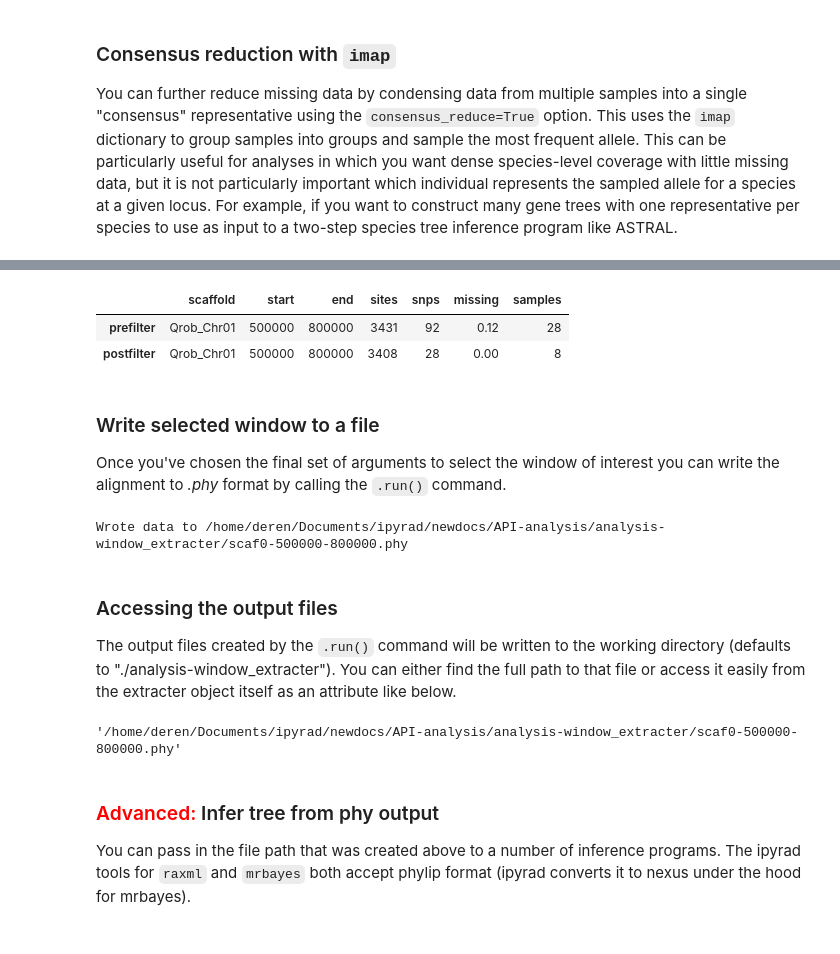
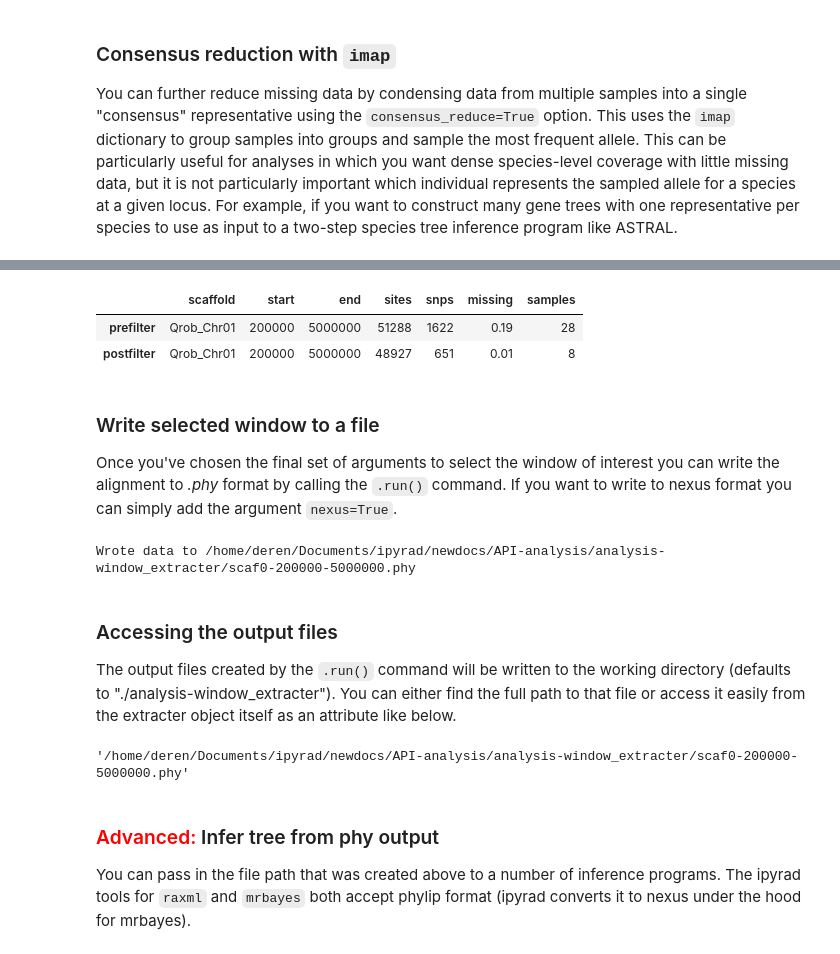
Before and after one commit to dereneaton/ipyrad, a Jupyter notebook: newdocs/API-analysis/cookbook-window_extracter.ipynb, the cells around one changed output, grey strips where cells are left out. Cells and saved outputs as stored; diff of their text form; code cells hidden in the pictures.

```diff
--- a/newdocs/API-analysis/cookbook-window_extracter.ipynb
+++ b/newdocs/API-analysis/cookbook-window_extracter.ipynb
@@ -173,29 +216,29 @@ You can further reduce missing data by condensing data from multiple samples int
 # %%
 # select a scaffold idx, start, and end positions
 ext = ipa.window_extracter(
     data=seqfile,
     scaffold_idx=0,
-    start=500000,
-    end=800000,
+    start=200000,
+    end=5000000,
     mincov=0.8,
     imap=imap,
     minmap=minmap,
     consensus_reduce=True,
 )
 
 # show stats of the window
 ext.stats
 # %% [output]
 |  | scaffold | start | end | sites | snps | missing | samples |
-| prefilter | Qrob_Chr01 | 500000 | 800000 | 3431 | 92 | 0.12 | 28 |
-| postfilter | Qrob_Chr01 | 500000 | 800000 | 3408 | 28 | 0.00 | 8 |
+| prefilter | Qrob_Chr01 | 200000 | 5000000 | 51288 | 1622 | 0.19 | 28 |
+| postfilter | Qrob_Chr01 | 200000 | 5000000 | 48927 | 651 | 0.01 | 8 |
 # %% [markdown]
 ### Write selected window to a file
-Once you've chosen the final set of arguments to select the window of interest you can write the alignment to *.phy* format by calling the `.run()` command.
+Once you've chosen the final set of arguments to select the window of interest you can write the alignment to *.phy* format by calling the `.run()` command. If you want to write to nexus format you can simply add the argument `nexus=True`.
 # %%
 ext.run(force=True)
 # %% [output]
-Wrote data to /home/deren/Documents/ipyrad/newdocs/API-analysis/analysis-window_extracter/scaf0-500000-800000.phy
+Wrote data to /home/deren/Documents/ipyrad/newdocs/API-analysis/analysis-window_extracter/scaf0-200000-5000000.phy
 # %% [markdown]
 ### Accessing the output files
 
@@ -204,7 +247,7 @@ The output files created by the `.run()` command will be written to the working
 # path to the phylip file output
 ext.outfile
 # %% [output]
-'/home/deren/Documents/ipyrad/newdocs/API-analysis/analysis-window_extracter/scaf0-500000-800000.phy'
+'/home/deren/Documents/ipyrad/newdocs/API-analysis/analysis-window_extracter/scaf0-200000-5000000.phy'
 # %% [markdown]
 <h3><span style="color:red">Advanced:</span> Infer tree from phy output</h3>
 
```
Also changed, not shown: parts of 5 cells of this notebook, 2 other files.
